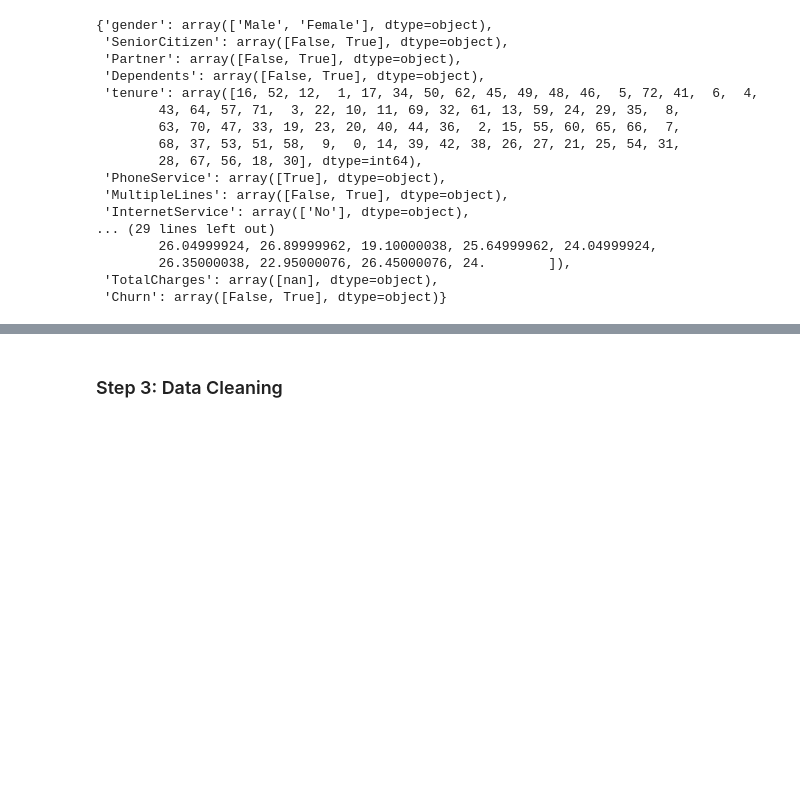
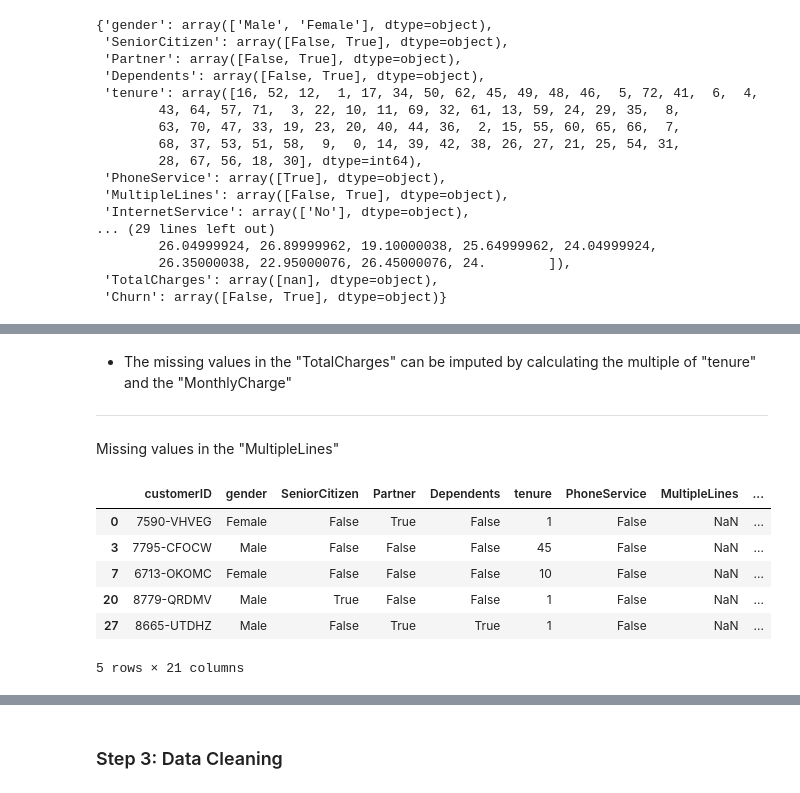
Before and after one commit to Kwamena-A-Yamoah/Customer-churn-analysis, a Jupyter notebook: Notebook/Customer_churn_analysis.ipynb, the cells around one changed output, grey strips where cells are left out. Drawn from its saved outputs; the diff is of its cells as text; code cells hidden in the pictures; blank space fills up the shorter version.

Commit message:
Investigate the missing values

```diff
--- a/Notebook/Customer_churn_analysis.ipynb
+++ b/Notebook/Customer_churn_analysis.ipynb
@@ -351,0 +373,15 @@ Upon further investigations, We noticed that:
+# %% [markdown]
+- The missing values in the "TotalCharges" can be imputed by calculating the multiple of "tenure" and the "MonthlyCharge"
+___
+# %% [markdown]
+Missing values in the "MultipleLines"
+# %%
+train_df[train_df["MultipleLines"].isna()].head()
+# %% [output]
+|  | customerID | gender | SeniorCitizen | Partner | Dependents | tenure | PhoneService | MultipleLines | ... |
+| 0 | 7590-VHVEG | Female | False | True | False | 1 | False | NaN | ... |
+| 3 | 7795-CFOCW | Male | False | False | False | 45 | False | NaN | ... |
+| 7 | 6713-OKOMC | Female | False | False | False | 10 | False | NaN | ... |
+| 20 | 8779-QRDMV | Male | True | False | False | 1 | False | NaN | ... |
+| 27 | 8665-UTDHZ | Male | False | True | True | 1 | False | NaN | ... |
+5 rows × 21 columns
```
Also changed, not shown: parts of 11 cells of this notebook.
